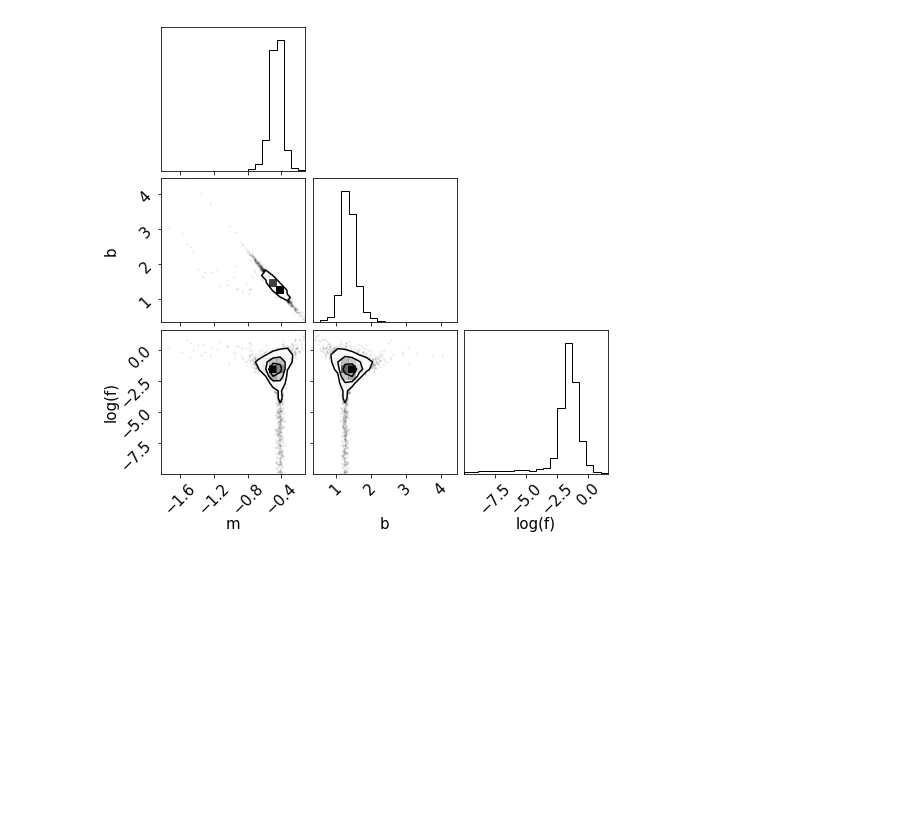
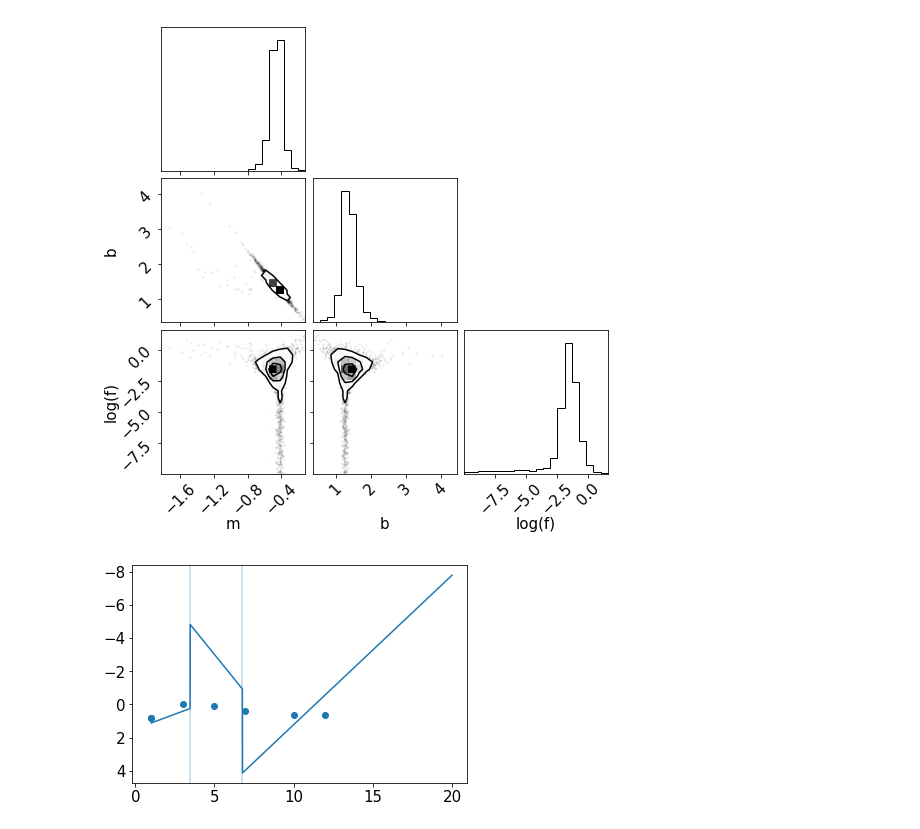
Before and after one commit to aec3675/ztf_IIb, a Jupyter notebook: IIb_fitting.ipynb, the cells around one changed output. Drawn from its saved outputs; the diff is of its cells as text; code cells hidden in the pictures; blank space fills up the shorter version.

```diff
--- a/IIb_fitting.ipynb
+++ b/IIb_fitting.ipynb
@@ -204,13 +204,13 @@ def norm_LC(df, gfall, rfall, missing_rfall=False):
         #g band normalization
         p_g = [np.array(gfall.mjd)[0], np.array(gfall.magpsf)[0]] #1st peak in g band: [time, mag]
         norm_t_g = (df[df['fid']==1].mjd - p_g[0])+3                 #normalized time in g band
-        norm_m_g = df[df['fid']==1].magpsf - p_g[1]               #normalized mag in g band
+        norm_m_g = (df[df['fid']==1].magpsf - p_g[1])              #normalized mag in g band
         norm_sn_g = [norm_t_g, norm_m_g]
 
         #r band normalization
         p_r = [np.array(rfall.mjd)[0], np.array(rfall.magpsf)[0]] #1st peak in g band: [time, mag]
         norm_t_r = (df[df['fid']==2].mjd - p_r[0])+3                 #normalized time in g band
-        norm_m_r = df[df['fid']==2].magpsf - p_r[1]               #normalized mag in g band
+        norm_m_r = (df[df['fid']==2].magpsf - p_r[1])              #normalized mag in g band
         norm_sn_r = [norm_t_r, norm_m_r]
 
         if len(norm_t_g) != len(norm_m_g):
@@ -759,0 +837,27 @@ WARNING:root:Too few points to create valid contours
+# %%
+# x,y,yerr = norm_sn19rwd_r[0][0:7], norm_sn19rwd_r[1][0:7], np.array(sn19rwd[sn19rwd['fid']==2].sigmapsf)[0:7]
+x,y,yerr = norm_sn22jpx_r[0][0:], norm_sn22jpx_r[1][0:], np.array(sn22jpx[sn22jpx['fid']==2].sigmapsf)[0:]
+p0 = [-2, 2, -2, 5, 3, 10, -5]
+
+# np.random.seed(42)
+# nll = lambda *args: -log_likelihood(*args)
+# initial = np.array([p0[0], p0[1], p0[2], p0[3], p0[4], p0[5], np.log(p0[6])]) + 0.1 * np.random.randn(7)
+# soln = minimize(nll, initial, args=(x, y, yerr))
+# m1_ml, m2_ml, m3_ml, b1_ml, a1_ml, a2_ml, log_f_ml  = soln.x
+# log_f_ml=-2
+# new_soln = np.array([m1_ml, m2_ml, m3_ml, b1_ml, a1_ml, a2_ml, log_f_ml])
+# print(new_soln)
+
+fit, mc = mcmc_fit(x, y, yerr, p0)
+# %%
+bestfit=[f[0] for f in fit]
+bestfit
+
+x_plt = np.arange(1,20,0.01)
+plt.plot(x_plt, np.array([model(bestfit, v) for v in x_plt]))
+plt.scatter(x,y)
+plt.axvline(bestfit[-3],alpha=0.3)
+plt.axvline(bestfit[-2],alpha=0.3)
+plt.gca().invert_yaxis()
+# %% [output]
+[figure, added]
```
Also changed, not shown: parts of 6 cells of this notebook.
